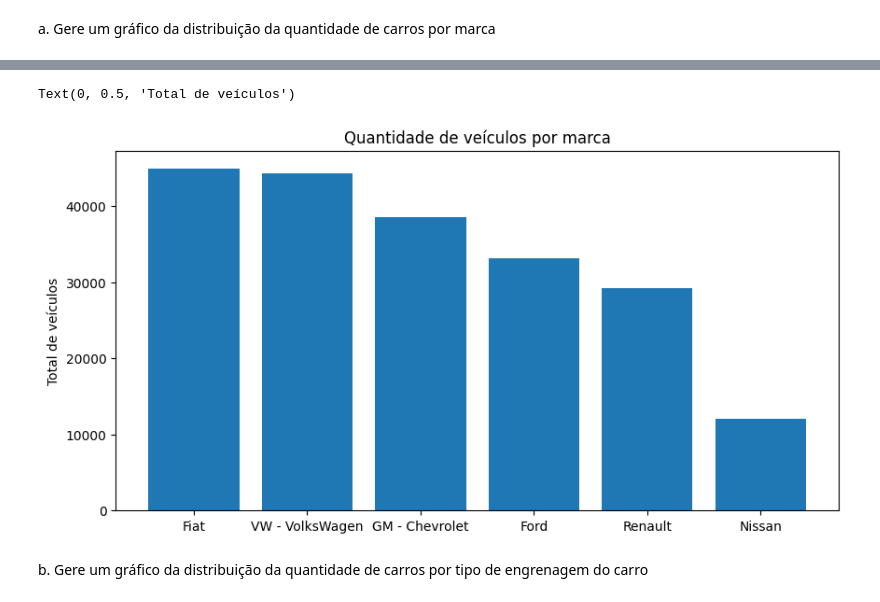
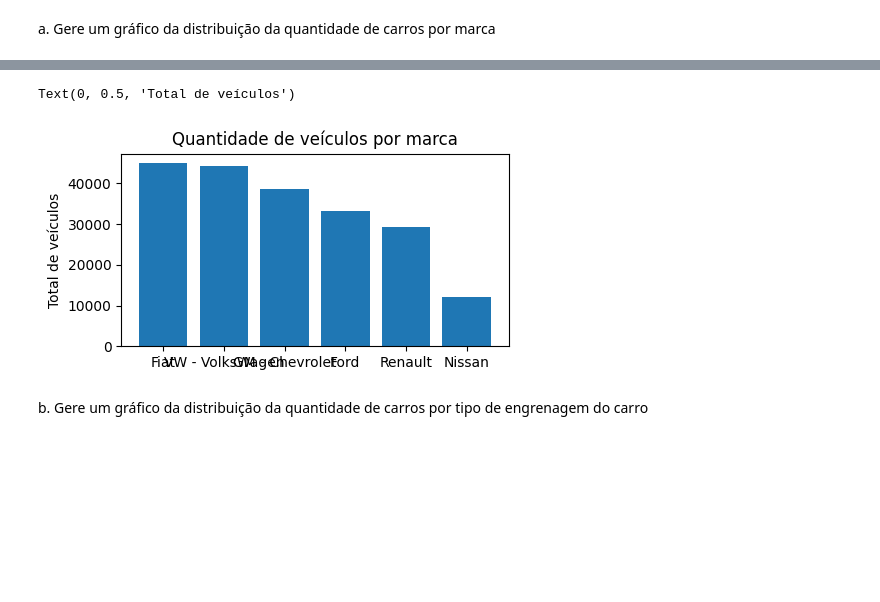
Before and after one commit to Equipe16-IAA/IAA002-TrabalhoFinal, a Jupyter notebook: IAA002 - LPA - trabalho.ipynb, the cells around one changed output, grey strips where cells are left out. Drawn from its saved outputs; the diff is of its cells as text; code cells hidden in the pictures; blank space fills up the shorter version.

```diff
--- a/IAA002 - LPA - trabalho.ipynb
+++ b/IAA002 - LPA - trabalho.ipynb
@@ -149,13 +152,13 @@ plt.ylabel('Total de veículos');
 # %%
 quantidadeMarca = dados['brand'].value_counts()
 
-plt.figure(figsize=(10,5))
+plt.figure(figsize=(5, 2.5))
 plt.bar(quantidadeMarca.index, quantidadeMarca.values) # plt.bar para gráfico de barras. Variáveis nos eixos X e Y
 plt.title('Quantidade de veículos por marca') # plt.title para inserir título no gráfico
 plt.ylabel('Total de veículos')
 # %% [output]
 Text(0, 0.5, 'Total de veículos')
-[figure, old version]
+[figure, new version]
 # %% [markdown]
 b. Gere um gráfico da distribuição da quantidade de carros por tipo de engrenagem do
 carro
```
Also changed, not shown: parts of 10 cells of this notebook, 1 other file.
